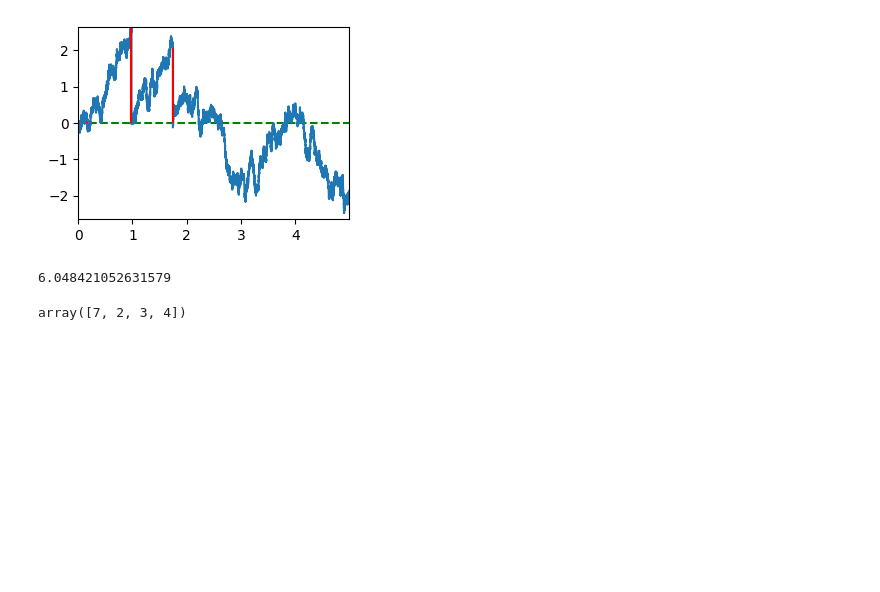
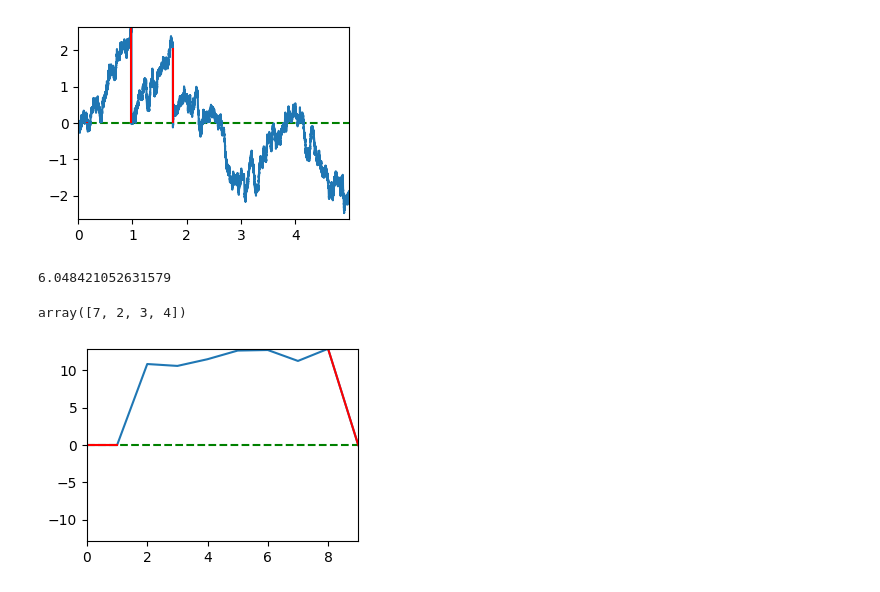
Before and after one commit to John-Zou-IC/M2R_Stochastic_Resetting, a Jupyter notebook: figures.ipynb, the cells around one changed output. Saved outputs shown, nothing was run; the diff lists cells and outputs as text; code cells hidden in the pictures; blank space fills up the shorter version.

Commit message:
1D Levy Flight Figure

```diff
--- a/figures.ipynb
+++ b/figures.ipynb
@@ -129,3 +129,11 @@ a[test] = 7.7
 a
 # %% [output]
 array([7, 2, 3, 4])
+# %%
+import stochastic_resetting.levy as s
+
+test_levy = s.LevyFlight1D(1, 0, 0, 0.8)
+
+test_levy.plot_simulation(10)
+# %% [output]
+[figure, added]
```
Also changed, not shown: 2 other files.
